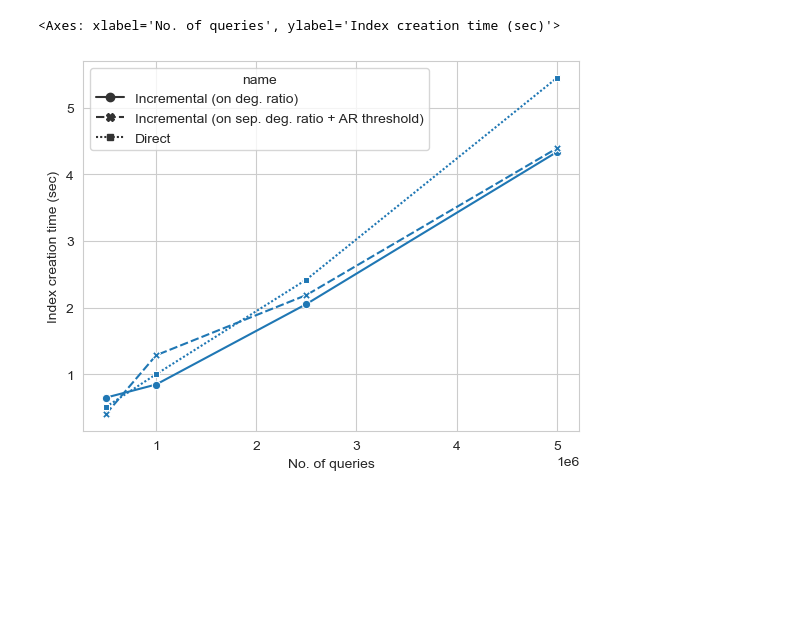
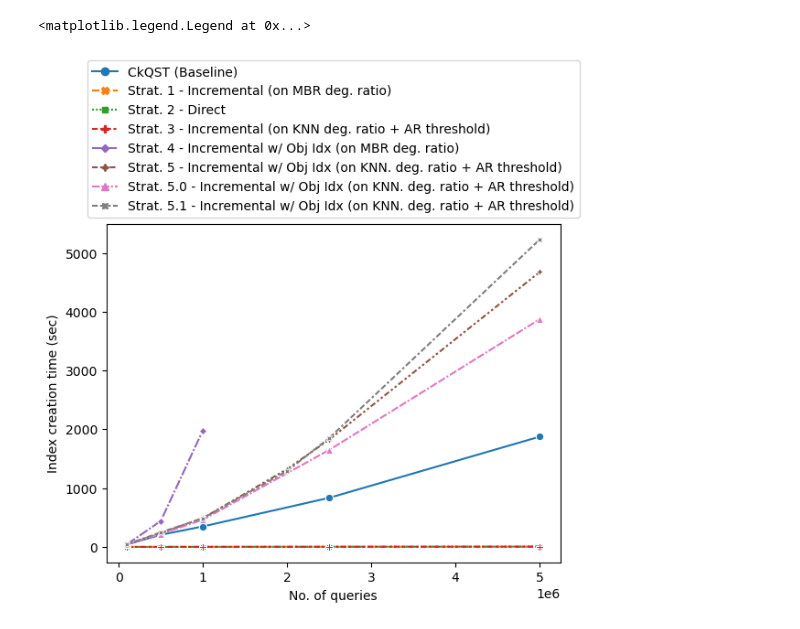
Before and after one commit to ThatUdeshUK/fast_extension, a Jupyter notebook: analysis/DescendingStratergy(Remote).ipynb, the cells around one changed output. Saved outputs shown, nothing was run; the diff lists cells and outputs as text; code cells hidden in the pictures; blank space fills up the shorter version.

Commit message:
Refactored experimental setup and implemented extern obj index with FAST

```diff
--- a/analysis/DescendingStratergy(Remote).ipynb
+++ b/analysis/DescendingStratergy(Remote).ipynb
@@ -41,0 +5,36 @@ res
+# %%
+inc_mbr = pd.read_csv("../results_remote/output_places_US_knn_inc_vs_direct.csv")
+inc_knn_obj = pd.read_csv("../results_remote/output_places_US_fast_inc_preloaded.csv")
+inc_knn = pd.read_csv("../results_remote/FAST_KNN_NO_ObjIndex.csv")
+inc_knn_cont = pd.read_csv("../results_remote/FAST_KNN_NO_ObjIndex_ContObjIns.csv")
+inc_mbr_obj = pd.read_csv("../results_remote/FAST_KNN_NO_ObjIndex_MBRParam.csv")
+# inc_mbr2 = pd.read_csv("../results_remote/FAST_KNN_NO_MBRParam.csv")
+direct = pd.read_csv("../results_remote/output_places_US_knn.csv")
+ckqst = pd.read_csv("../results_remote/output_places_US_ckqst_preloaded.csv")
+
+res = pd.concat([
+    inc_mbr.loc[:, ['creation_time', 'search_time', 'num_queries', 'name']],
+    inc_knn_obj.loc[:, ['creation_time', 'search_time', 'num_queries', 'name']],
+    inc_knn.loc[:, ['creation_time', 'search_time', 'num_queries', 'name']],
+    inc_knn_cont.loc[:, ['creation_time', 'search_time', 'num_queries', 'name']],
+    inc_mbr_obj.loc[:, ['creation_time', 'search_time', 'num_queries', 'name']],
+    # inc_mbr2.loc[:, ['creation_time', 'search_time', 'num_queries', 'name']],
+    direct.loc[:, ['creation_time', 'search_time', 'num_queries', 'name']],
+    ckqst.loc[:, ['creation_time', 'search_time', 'num_queries', 'name']]
+])
+name_map = {
+    "fast_inc_NO": "Incremental",
+    "fast_NO": "Strat. 2 - Direct",
+    "fast_inc_deg_ratio_NO": "Strat. 1 - Incremental (on MBR deg. ratio)",
+    "fast_inc_new_NO": "Strat. 3 - Incremental (on KNN deg. ratio + AR threshold)",
+    "fast_inc_obj": "Strat. 5.0 - Incremental w/ Obj Idx (on KNN. deg. ratio + AR threshold)",
+    "FAST_KNN_NO_ObjIndex": "Strat. 5 - Incremental w/ Obj Idx (on KNN. deg. ratio + AR threshold)",
+    "FAST_KNN_NO_ObjIndex_ContObjIns": "Strat. 5.1 - Incremental w/ Obj Idx (on KNN. deg. ratio + AR threshold)",
+    "FAST_KNN_NO_MBRParam": "Strat. 1.1 - Incremental (on MBR deg. ratio)",
+    "FAST_KNN_NO_ObjIndex_MBRParam": "Strat. 4 - Incremental w/ Obj Idx (on MBR deg. ratio)",
+    "ckqst_NO": "CkQST (Baseline)",
+}
+res['name'] = res['name'].apply(lambda x: name_map[x])
+res = res[~(res['name'] == "Incremental")].sort_values(by=['name'])
+# res = res[~(res['num_queries'] == 100000)]
+res
@@ -42,13 +55,15 @@ res
 # %%
 search_res = res.loc[:, ['creation_time', 'num_queries', 'name']]
 search_res = search_res[search_res['num_queries'] > 10000]
 search_res['Index creation time (sec)'] = search_res['creation_time'].apply(lambda x: x) / 1000000000
 search_res = search_res.rename(columns={"num_queries": "No. of queries"})
 
-sns.lineplot(x="No. of queries", y='Index creation time (sec)', style='name', data=search_res, errorbar=None, markers=True)
+ax = sns.lineplot(x="No. of queries", y='Index creation time (sec)', hue='name', style='name', data=search_res, errorbar=None,
+             markers=True)
+ax.legend(loc='lower center', bbox_to_anchor=(0.5, 1))
 # %% [output]
-<Axes: xlabel='No. of queries', ylabel='Index creation time (sec)'>
+<matplotlib.legend.Legend at 0x...>
-[figure, old version]
+[figure, new version]
 # %%
 test = pd.DataFrame(res[res['num_queries'] == 500000])
 test['search_time'] = test['search_time'].apply(lambda x: x / 500000)
```
Also changed, not shown: parts of 5 cells of this notebook, 18 other files.
